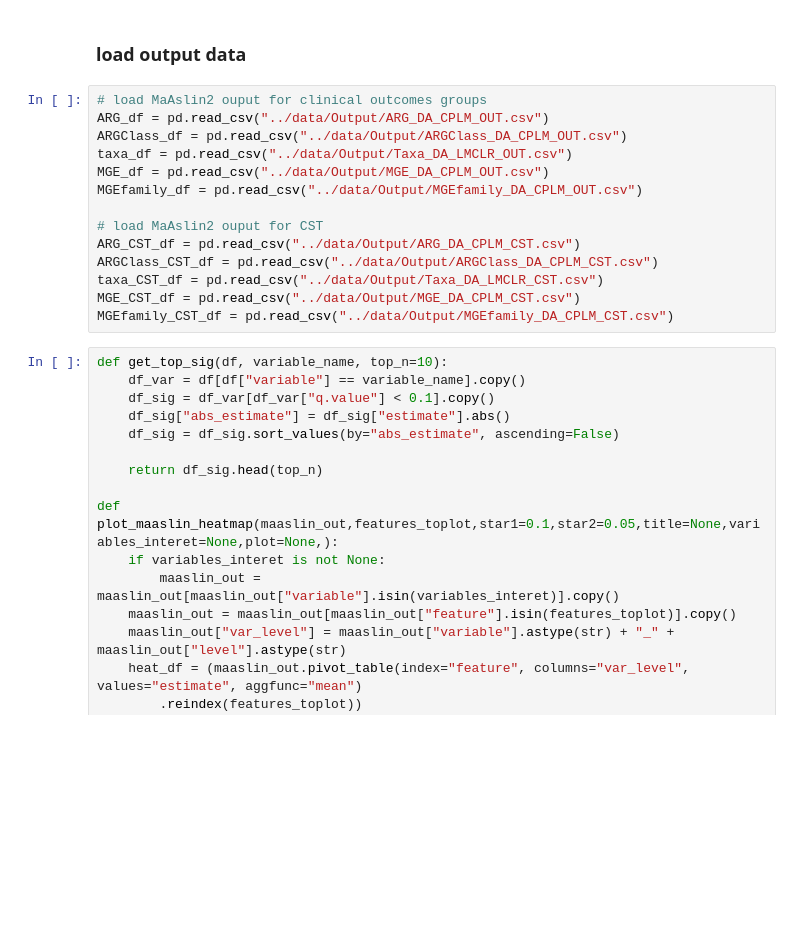
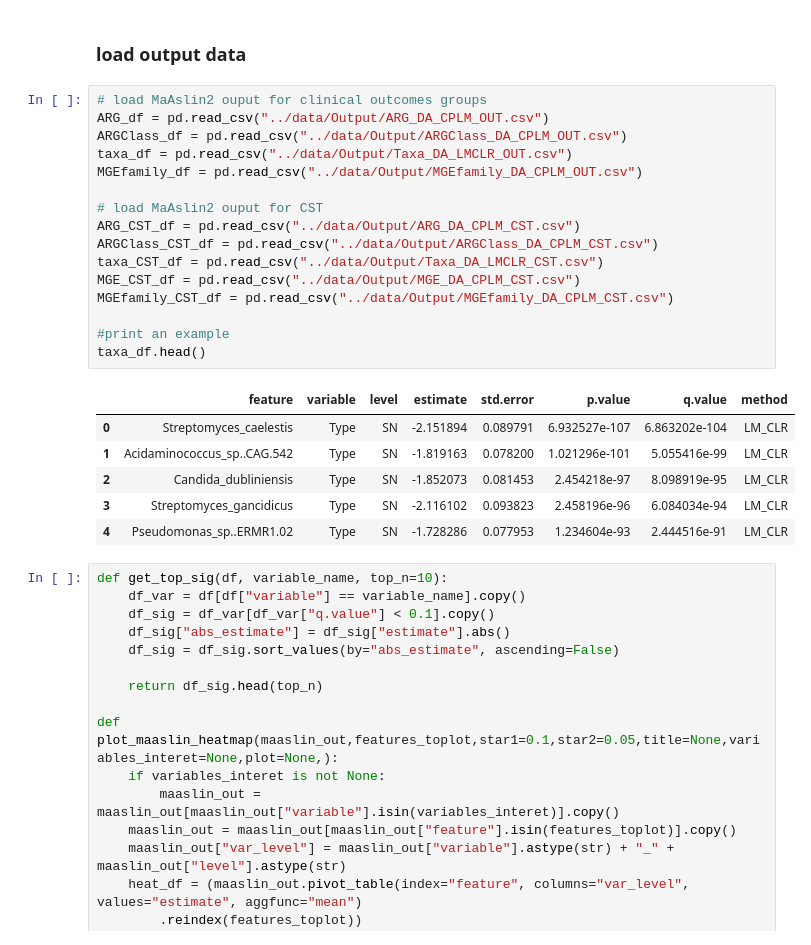
Before and after one commit to motleystate/InSPIRe_VagResist, a Jupyter notebook: InSPIRe_VaginalResistome_paper/Notebooks/InSPIRe_Analysis2_DiversityAnalysis.ipynb, the cells around one changed output. Cells and saved outputs as stored; diff of their text form; blank space fills up the shorter version.

```diff
--- a/InSPIRe_VaginalResistome_paper/Notebooks/InSPIRe_Analysis2_DiversityAnalysis.ipynb
+++ b/InSPIRe_VaginalResistome_paper/Notebooks/InSPIRe_Analysis2_DiversityAnalysis.ipynb
@@ -443,17 +439,26 @@ plt.show()
 # %%
 # load MaAslin2 ouput for clinical outcomes groups
 ARG_df = pd.read_csv("../data/Output/ARG_DA_CPLM_OUT.csv")
 ARGClass_df = pd.read_csv("../data/Output/ARGClass_DA_CPLM_OUT.csv")
 taxa_df = pd.read_csv("../data/Output/Taxa_DA_LMCLR_OUT.csv")
-MGE_df = pd.read_csv("../data/Output/MGE_DA_CPLM_OUT.csv")
 MGEfamily_df = pd.read_csv("../data/Output/MGEfamily_DA_CPLM_OUT.csv")
 
 # load MaAslin2 ouput for CST
 ARG_CST_df = pd.read_csv("../data/Output/ARG_DA_CPLM_CST.csv")
 ARGClass_CST_df = pd.read_csv("../data/Output/ARGClass_DA_CPLM_CST.csv")
 taxa_CST_df = pd.read_csv("../data/Output/Taxa_DA_LMCLR_CST.csv")
 MGE_CST_df = pd.read_csv("../data/Output/MGE_DA_CPLM_CST.csv")
 MGEfamily_CST_df = pd.read_csv("../data/Output/MGEfamily_DA_CPLM_CST.csv")
+
+#print an example
+taxa_df.head()
+# %% [output]
+|  | feature | variable | level | estimate | std.error | p.value | q.value | method |
+| 0 | Streptomyces_caelestis | Type | SN | -2.151894 | 0.089791 | 6.932527e-107 | 6.863202e-104 | LM_CLR |
+| 1 | Acidaminococcus_sp..CAG.542 | Type | SN | -1.819163 | 0.078200 | 1.021296e-101 | 5.055416e-99 | LM_CLR |
+| 2 | Candida_dubliniensis | Type | SN | -1.852073 | 0.081453 | 2.454218e-97 | 8.098919e-95 | LM_CLR |
+| 3 | Streptomyces_gancidicus | Type | SN | -2.116102 | 0.093823 | 2.458196e-96 | 6.084034e-94 | LM_CLR |
+| 4 | Pseudomonas_sp..ERMR1.02 | Type | SN | -1.728286 | 0.077953 | 1.234604e-93 | 2.444516e-91 | LM_CLR |
 # %%
 def get_top_sig(df, variable_name, top_n=10):
     df_var = df[df["variable"] == variable_name].copy()
```
Also changed, not shown: parts of 10 cells of this notebook, 3 other files.
